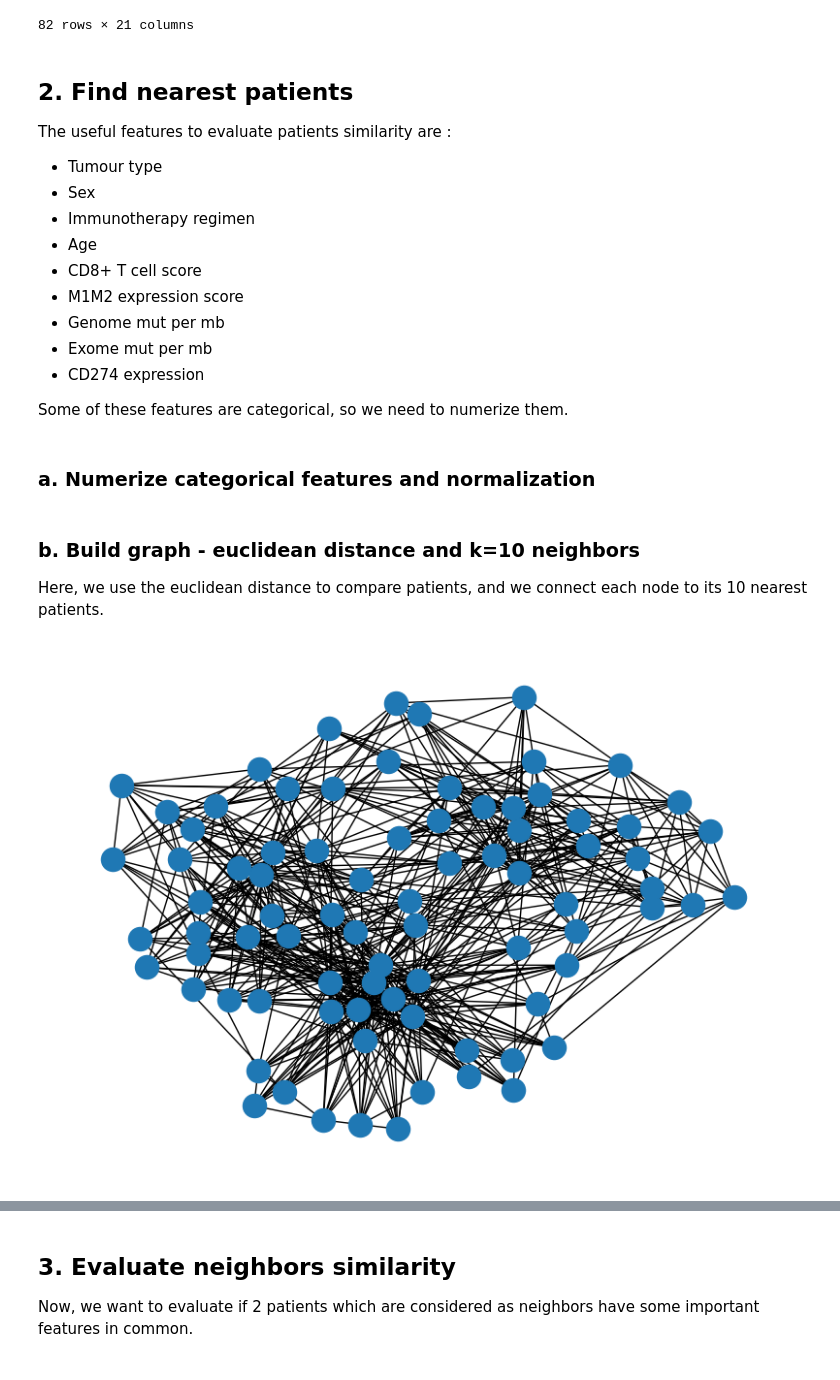
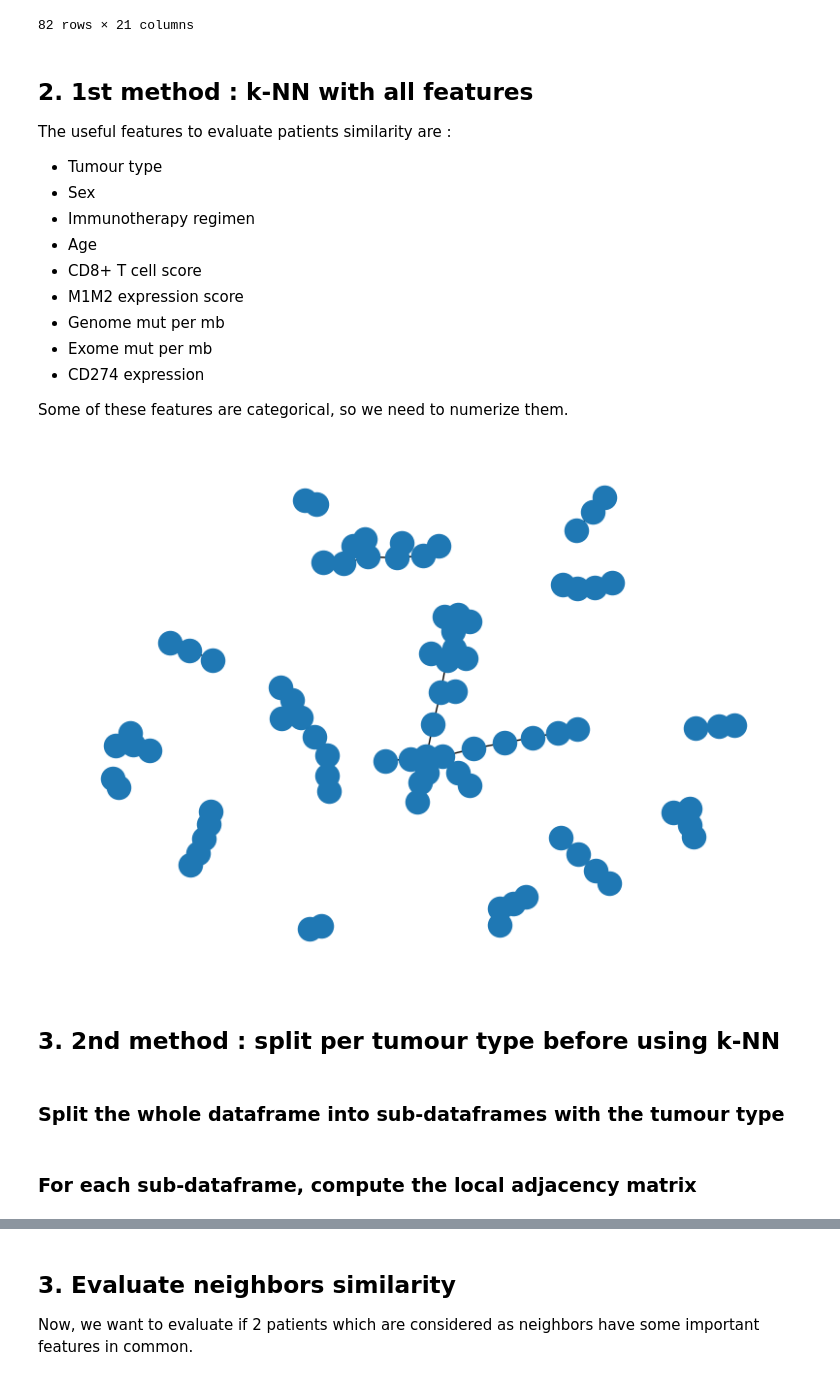
Before and after one commit to Arthur8754/mutational-signatures, a Jupyter notebook: build-graph.ipynb, the cells around one changed output, grey strips where cells are left out. Drawn from its saved outputs; the diff is of its cells as text; code cells hidden in the pictures.

Commit message:
Merge adjacency matrix

```diff
--- a/build-graph.ipynb
+++ b/build-graph.ipynb
@@ -29,7 +35,7 @@ df
 | 97 | 38207 | EGAD00001005850 | LUNG | F | 1 | Pembrolizumab | Naive | ... |
 82 rows × 21 columns
 # %% [markdown]
-## 2. Find nearest patients
+## 2. 1st method : k-NN with all features
 The useful features to evaluate patients similarity are :
 - Tumour type
 - Sex
@@ -42,12 +48,16 @@ The useful features to evaluate patients similarity are :
 - CD274 expression
 
 Some of these features are categorical, so we need to numerize them.
-# %% [markdown]
-### a. Numerize categorical features and normalization
 # %%
+# Data numerization and normalization
 df_numerized = pd.get_dummies(df.loc[:,["Tumour type","Sex","Immunotherapy regimen","Age at advanced disease diagnosis","CD8+ T cell score","M1M2 expression","Genome mut per mb","Exome mut per mb","CD274 expression"]]).astype(float)
-#df_numerized = pd.get_dummies(df.loc[:,["Tumour type"]]).astype(float)
 X_numerized = preprocessor.normalize_data(df_numerized.to_numpy())
+
+# Building graph (adjacency matrix)
+buildgraph = BuildGraph(k=2, metric="euclidean")
+A = buildgraph.apply_knn(X_numerized)
+
+# Vizualize the graph
+buildgraph.show_graph(A)
+# %% [output]
+[figure, added]
-# %% [markdown]
-### b. Build graph - euclidean distance and k=10 neighbors
-Here, we use the euclidean distance to compare patients, and we connect each node to its 10 nearest patients.
@@ -58,5 +64,4 @@ A = buildgraph.apply_knn(X_numerized, k=10, metric="euclidean")
-# %%
-# Vizualize the graph
-buildgraph.show_graph(A)
-# %% [output]
-[figure, removed]
+# %% [markdown]
+## 3. 2nd method : split per tumour type before using k-NN
+# %% [markdown]
+### Split the whole dataframe into sub-dataframes with the tumour type
@@ -62,0 +87,2 @@ buildgraph.show_graph(A)
+# %% [markdown]
+### For each sub-dataframe, compute the local adjacency matrix
```
Also changed, not shown: parts of 15 cells of this notebook, 1 other file.
